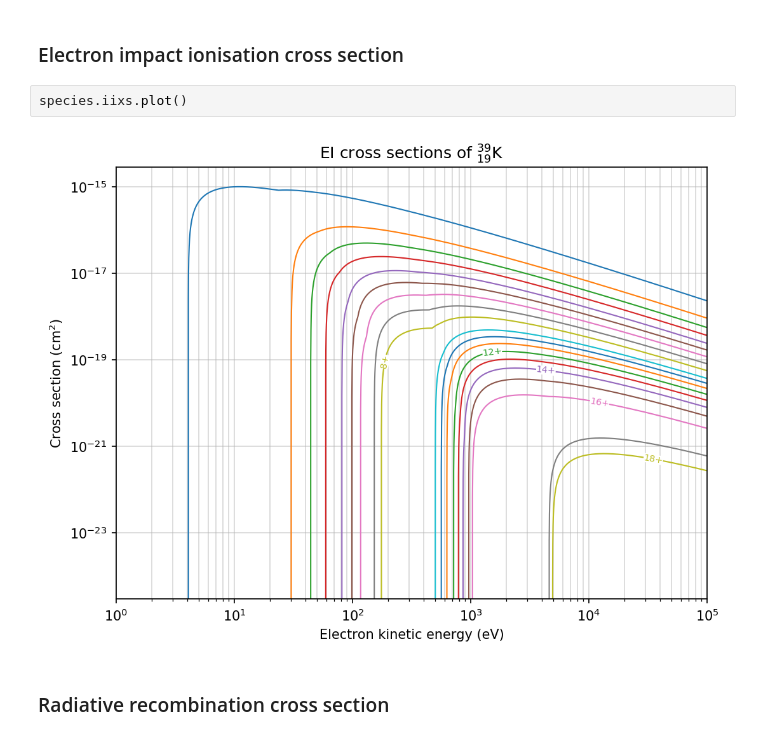
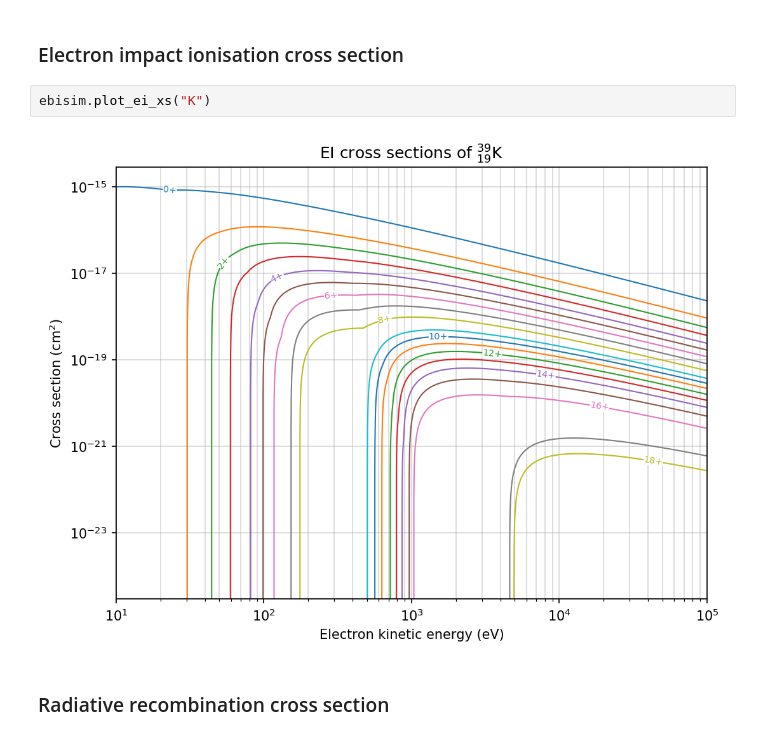
Before and after one commit to ebisim/ebisim, a Jupyter notebook: demo.ipynb, the cells around one changed output. Drawn from its saved outputs; the diff is of its cells as text.

```diff
--- a/demo.ipynb
+++ b/demo.ipynb
@@ -36,9 +36,9 @@ Now we can take a look at the different cross sections
 This can be done per cross section type or for all cross sections combined
 # %% [markdown]
 ### Electron impact ionisation cross section
-# %%
-species.iixs.plot()
-# %% [output]
-[figure, removed]
+# %%
+ebisim.plot_ei_xs("K")
+# %% [output]
+[figure, added]
 # %% [markdown]
 ### Radiative recombination cross section
```
Also changed, not shown: parts of 5 cells of this notebook, 3 other files.
